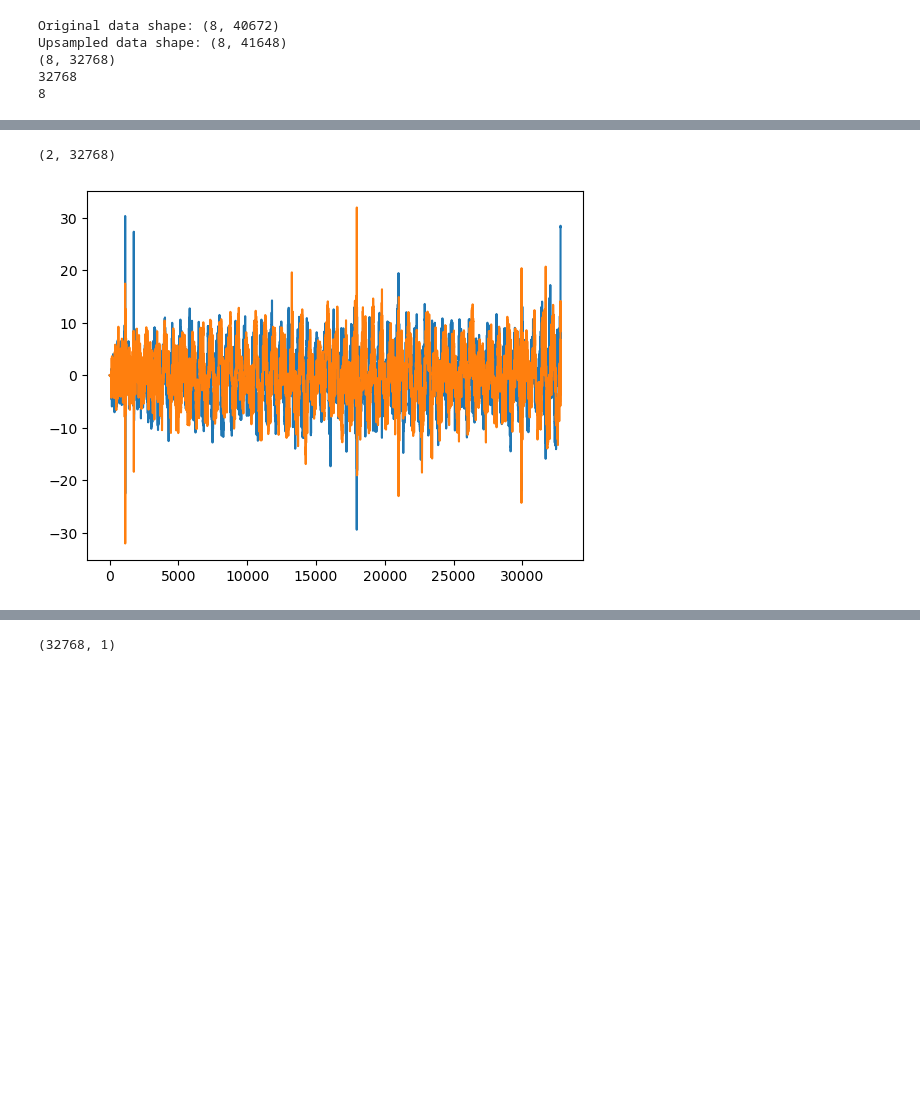
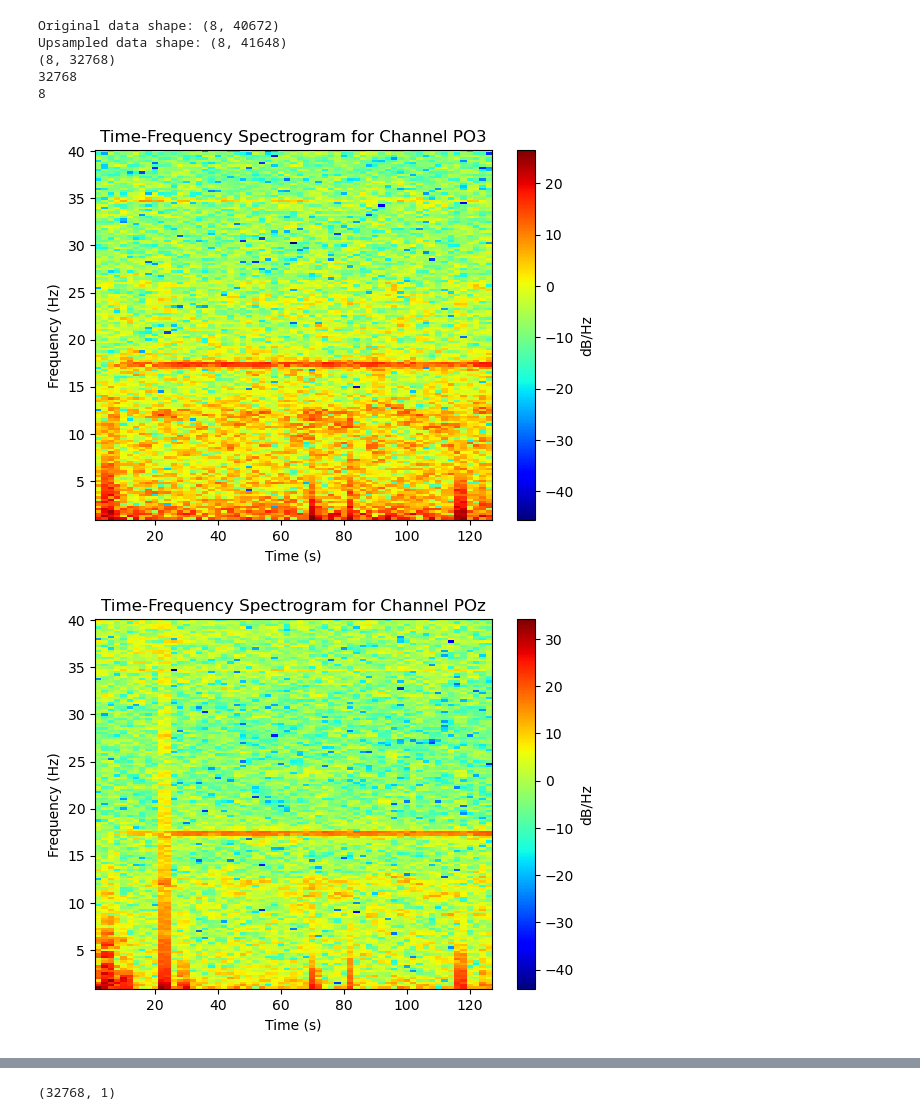
Before and after one commit to alken01/BCI, a Jupyter notebook: recursivefilter.ipynb, the cells around one changed output, grey strips where cells are left out. Saved outputs shown, nothing was run; the diff lists cells and outputs as text; code cells hidden in the pictures; blank space fills up the shorter version.

```diff
--- a/recursivefilter.ipynb
+++ b/recursivefilter.ipynb
@@ -310,6 +310,8 @@ Upsampled data shape: (8, 41648)
 8
 # %%
 # Plot the PSD of the EEG data using PSD_cp function
-f, PSD_eeg = PSD_cp(eegarray,fs,True,target_frequencies,chan_name)
-f, PSD_eeg = PSD_cp(eeg_filtered,fs,True,target_frequencies,chan_name)
-#f, t__,Spect_eeg = spectrogram_cp(eeg_array,fs,True,chan_name)
+
+f, t__,Spect_eeg = spectrogram_cp(eeg_array,fs,True,chan_name)
+# %% [output]
+[figure, added]
+[figure, added]
@@ -351,16 +360,3 @@ for i in range(len(y_hat)):
 # Rearrange y_hat so it has same dimensions as eeg_array
 y_hat = np.array(y_hat)
 y_hat = np.reshape(y_hat, (eeg_filtered.shape[0], eeg_filtered.shape[1]))
-# %%
-# Fill the arrays with the first element in filter_coefficients
-a = filter_coefficients[0]
-print(a.shape)
-
-# Plot each row of a. There are 2 of them
-plt.figure()
-plt.plot(a[0,:])
-plt.plot(a[1,:])
-plt.show()
-# %% [output]
-(2, 32768)
-[figure, removed]
```
Also changed, not shown: parts of 10 cells of this notebook.
